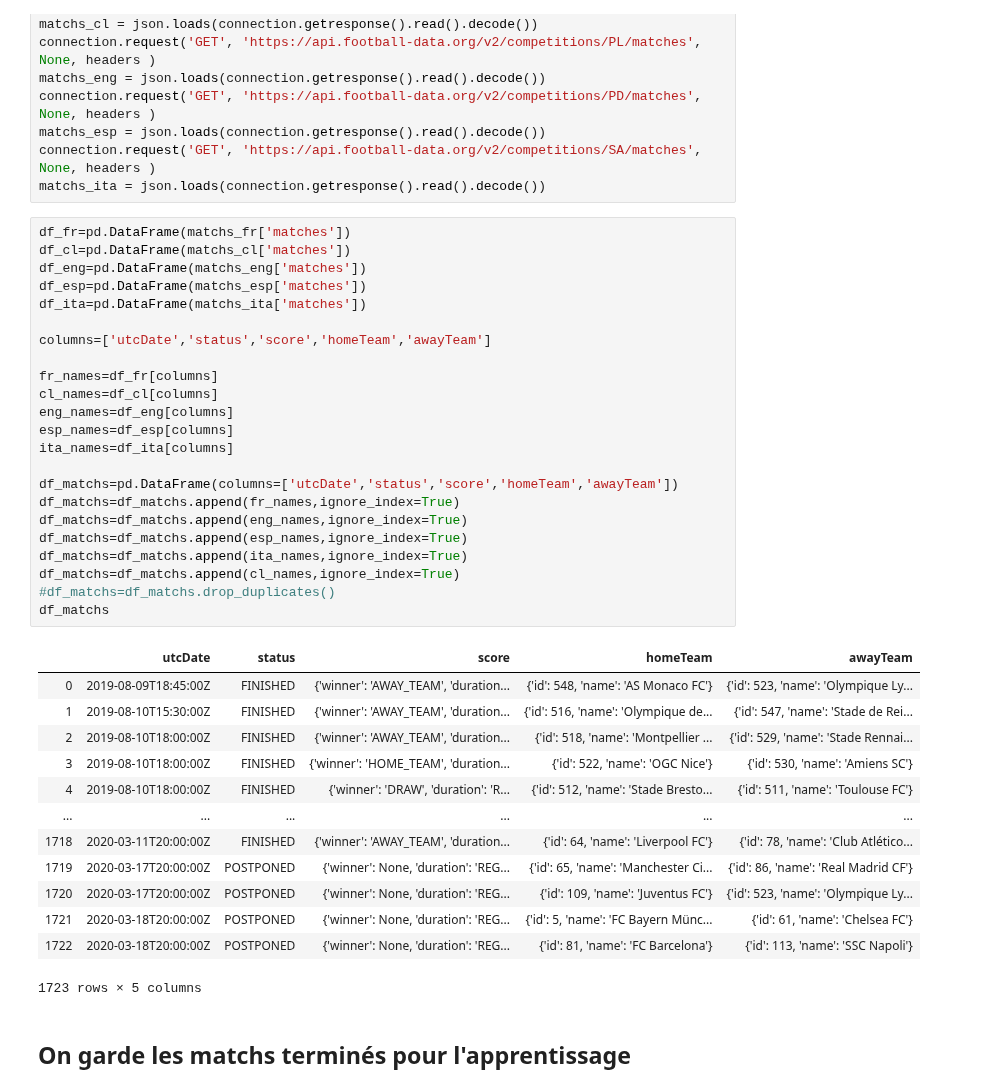
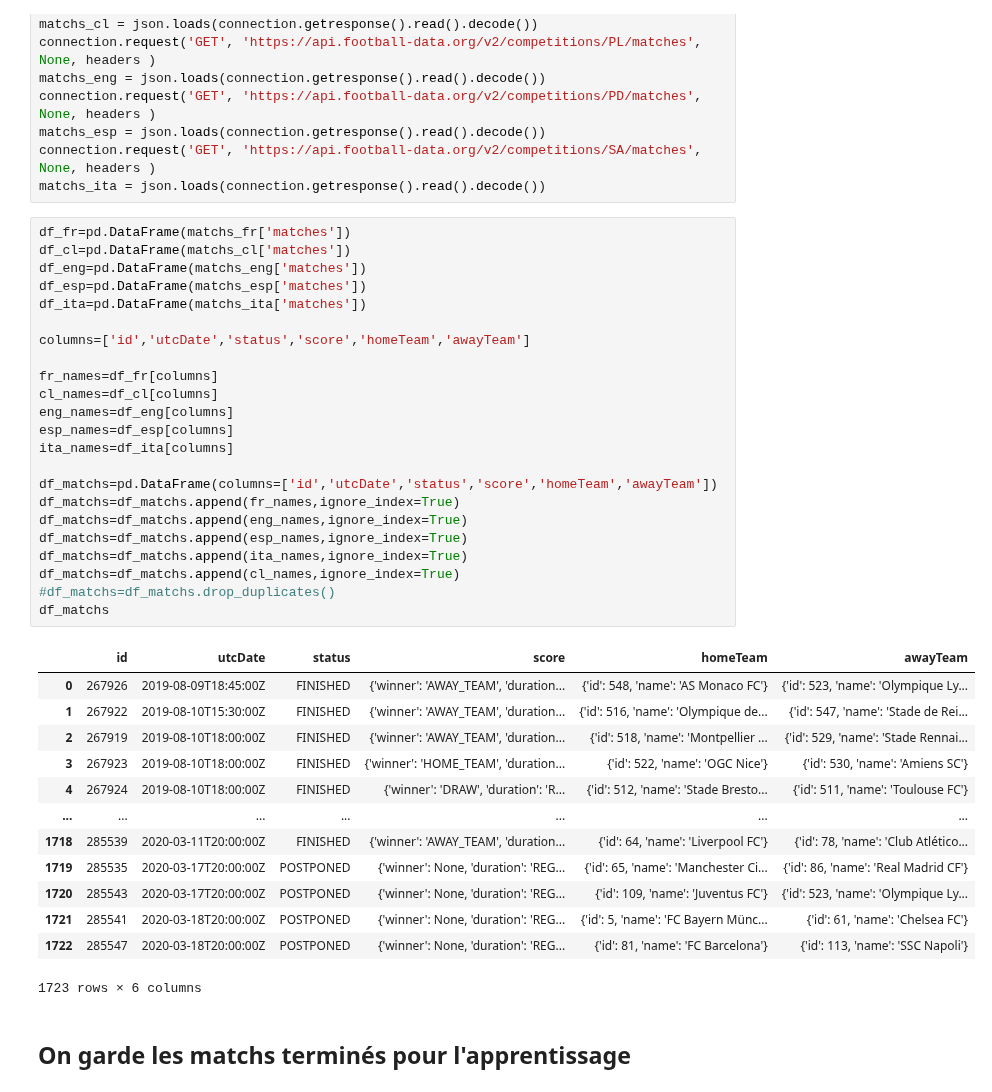
Before and after one commit to Amuthu98/projetannuel4IABD2, a Jupyter notebook: ETAPE_3/Scripts_Recup_Data/Data_API.ipynb, the cells around one changed output. Cells and saved outputs as stored; diff of their text form.

Commit message:
Ajout Id match

```diff
--- a/ETAPE_3/Scripts_Recup_Data/Data_API.ipynb
+++ b/ETAPE_3/Scripts_Recup_Data/Data_API.ipynb
@@ -23,40 +23,40 @@ matchs_ita = json.loads(connection.getresponse().read().decode())
 # %%
 df_fr=pd.DataFrame(matchs_fr['matches'])
 df_cl=pd.DataFrame(matchs_cl['matches'])
 df_eng=pd.DataFrame(matchs_eng['matches'])
 df_esp=pd.DataFrame(matchs_esp['matches'])
 df_ita=pd.DataFrame(matchs_ita['matches'])
 
-columns=['utcDate','status','score','homeTeam','awayTeam']
+columns=['id','utcDate','status','score','homeTeam','awayTeam']
 
 fr_names=df_fr[columns]
 cl_names=df_cl[columns]
 eng_names=df_eng[columns]
 esp_names=df_esp[columns]
 ita_names=df_ita[columns]
 
-df_matchs=pd.DataFrame(columns=['utcDate','status','score','homeTeam','awayTeam'])
+df_matchs=pd.DataFrame(columns=['id','utcDate','status','score','homeTeam','awayTeam'])
 df_matchs=df_matchs.append(fr_names,ignore_index=True)
 df_matchs=df_matchs.append(eng_names,ignore_index=True)
 df_matchs=df_matchs.append(esp_names,ignore_index=True)
 df_matchs=df_matchs.append(ita_names,ignore_index=True)
 df_matchs=df_matchs.append(cl_names,ignore_index=True)
 #df_matchs=df_matchs.drop_duplicates()
 df_matchs
 # %% [output]
-|  | utcDate | status | score | homeTeam | awayTeam |
-| 0 | 2019-08-09T18:45:00Z | FINISHED | {'winner': 'AWAY_TEAM', 'duration... | {'id': 548, 'name': 'AS Monaco FC'} | {'id': 523, 'name': 'Olympique Ly... |
-| 1 | 2019-08-10T15:30:00Z | FINISHED | {'winner': 'AWAY_TEAM', 'duration... | {'id': 516, 'name': 'Olympique de... | {'id': 547, 'name': 'Stade de Rei... |
-| 2 | 2019-08-10T18:00:00Z | FINISHED | {'winner': 'AWAY_TEAM', 'duration... | {'id': 518, 'name': 'Montpellier ... | {'id': 529, 'name': 'Stade Rennai... |
-| 3 | 2019-08-10T18:00:00Z | FINISHED | {'winner': 'HOME_TEAM', 'duration... | {'id': 522, 'name': 'OGC Nice'} | {'id': 530, 'name': 'Amiens SC'} |
-| 4 | 2019-08-10T18:00:00Z | FINISHED | {'winner': 'DRAW', 'duration': 'R... | {'id': 512, 'name': 'Stade Bresto... | {'id': 511, 'name': 'Toulouse FC'} |
-| ... | ... | ... | ... | ... | ... |
-| 1718 | 2020-03-11T20:00:00Z | FINISHED | {'winner': 'AWAY_TEAM', 'duration... | {'id': 64, 'name': 'Liverpool FC'} | {'id': 78, 'name': 'Club Atlético... |
-| 1719 | 2020-03-17T20:00:00Z | POSTPONED | {'winner': None, 'duration': 'REG... | {'id': 65, 'name': 'Manchester Ci... | {'id': 86, 'name': 'Real Madrid CF'} |
-| 1720 | 2020-03-17T20:00:00Z | POSTPONED | {'winner': None, 'duration': 'REG... | {'id': 109, 'name': 'Juventus FC'} | {'id': 523, 'name': 'Olympique Ly... |
-| 1721 | 2020-03-18T20:00:00Z | POSTPONED | {'winner': None, 'duration': 'REG... | {'id': 5, 'name': 'FC Bayern Münc... | {'id': 61, 'name': 'Chelsea FC'} |
-| 1722 | 2020-03-18T20:00:00Z | POSTPONED | {'winner': None, 'duration': 'REG... | {'id': 81, 'name': 'FC Barcelona'} | {'id': 113, 'name': 'SSC Napoli'} |
+|  | id | utcDate | status | score | homeTeam | awayTeam |
+| 0 | 267926 | 2019-08-09T18:45:00Z | FINISHED | {'winner': 'AWAY_TEAM', 'duration... | {'id': 548, 'name': 'AS Monaco FC'} | {'id': 523, 'name': 'Olympique Ly... |
+| 1 | 267922 | 2019-08-10T15:30:00Z | FINISHED | {'winner': 'AWAY_TEAM', 'duration... | {'id': 516, 'name': 'Olympique de... | {'id': 547, 'name': 'Stade de Rei... |
+| 2 | 267919 | 2019-08-10T18:00:00Z | FINISHED | {'winner': 'AWAY_TEAM', 'duration... | {'id': 518, 'name': 'Montpellier ... | {'id': 529, 'name': 'Stade Rennai... |
+| 3 | 267923 | 2019-08-10T18:00:00Z | FINISHED | {'winner': 'HOME_TEAM', 'duration... | {'id': 522, 'name': 'OGC Nice'} | {'id': 530, 'name': 'Amiens SC'} |
+| 4 | 267924 | 2019-08-10T18:00:00Z | FINISHED | {'winner': 'DRAW', 'duration': 'R... | {'id': 512, 'name': 'Stade Bresto... | {'id': 511, 'name': 'Toulouse FC'} |
+| ... | ... | ... | ... | ... | ... | ... |
+| 1718 | 285539 | 2020-03-11T20:00:00Z | FINISHED | {'winner': 'AWAY_TEAM', 'duration... | {'id': 64, 'name': 'Liverpool FC'} | {'id': 78, 'name': 'Club Atlético... |
+| 1719 | 285535 | 2020-03-17T20:00:00Z | POSTPONED | {'winner': None, 'duration': 'REG... | {'id': 65, 'name': 'Manchester Ci... | {'id': 86, 'name': 'Real Madrid CF'} |
+| 1720 | 285543 | 2020-03-17T20:00:00Z | POSTPONED | {'winner': None, 'duration': 'REG... | {'id': 109, 'name': 'Juventus FC'} | {'id': 523, 'name': 'Olympique Ly... |
+| 1721 | 285541 | 2020-03-18T20:00:00Z | POSTPONED | {'winner': None, 'duration': 'REG... | {'id': 5, 'name': 'FC Bayern Münc... | {'id': 61, 'name': 'Chelsea FC'} |
+| 1722 | 285547 | 2020-03-18T20:00:00Z | POSTPONED | {'winner': None, 'duration': 'REG... | {'id': 81, 'name': 'FC Barcelona'} | {'id': 113, 'name': 'SSC Napoli'} |
-1723 rows × 5 columns
+1723 rows × 6 columns
 # %% [markdown]
 ## On garde les matchs terminés pour l'apprentissage
 # %%
```
Also changed, not shown: parts of 4 cells of this notebook.
